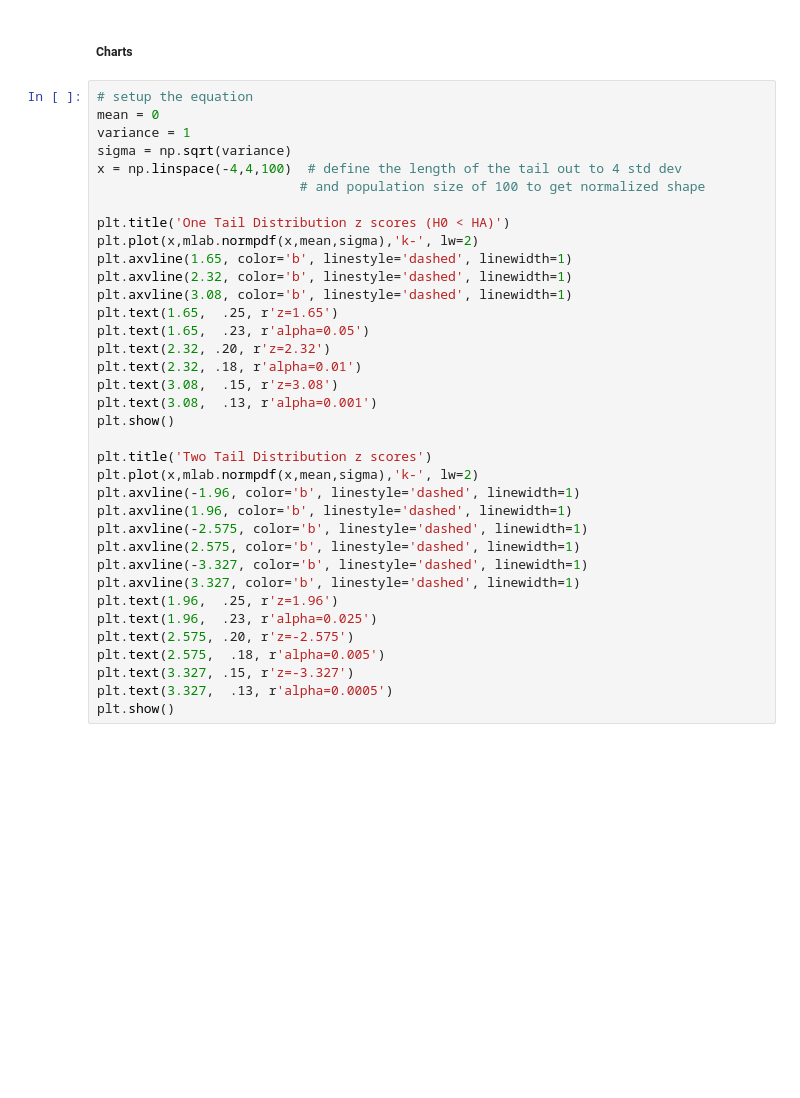
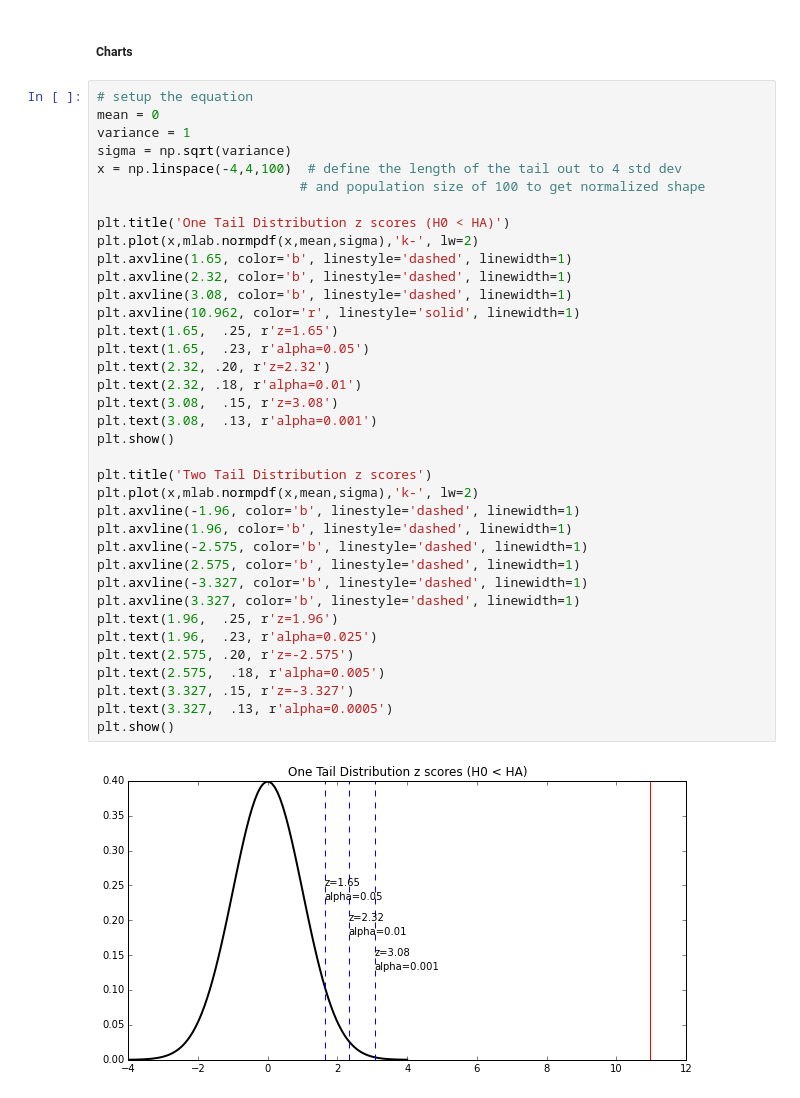
Before and after one commit to craignicholson/P1, a Jupyter notebook: Data_Analyst_ND_ProjectP1.ipynb, the cells around one changed output. Cells and saved outputs as stored; diff of their text form; blank space fills up the shorter version.

```diff
--- a/Data_Analyst_ND_ProjectP1.ipynb
+++ b/Data_Analyst_ND_ProjectP1.ipynb
@@ -614,30 +700,33 @@ x = np.linspace(-4,4,100)  # define the length of the tail out to 4 std dev
                           # and population size of 100 to get normalized shape
 
 plt.title('One Tail Distribution z scores (H0 < HA)')
 plt.plot(x,mlab.normpdf(x,mean,sigma),'k-', lw=2)
 plt.axvline(1.65, color='b', linestyle='dashed', linewidth=1)
 plt.axvline(2.32, color='b', linestyle='dashed', linewidth=1)
 plt.axvline(3.08, color='b', linestyle='dashed', linewidth=1)
+plt.axvline(10.962, color='r', linestyle='solid', linewidth=1)
 plt.text(1.65,  .25, r'z=1.65')
 plt.text(1.65,  .23, r'alpha=0.05')
 plt.text(2.32, .20, r'z=2.32')
 plt.text(2.32, .18, r'alpha=0.01')
 plt.text(3.08,  .15, r'z=3.08')
 plt.text(3.08,  .13, r'alpha=0.001')
 plt.show()
 
 plt.title('Two Tail Distribution z scores')
 plt.plot(x,mlab.normpdf(x,mean,sigma),'k-', lw=2)
 plt.axvline(-1.96, color='b', linestyle='dashed', linewidth=1)
 plt.axvline(1.96, color='b', linestyle='dashed', linewidth=1)
 plt.axvline(-2.575, color='b', linestyle='dashed', linewidth=1)
 plt.axvline(2.575, color='b', linestyle='dashed', linewidth=1)
 plt.axvline(-3.327, color='b', linestyle='dashed', linewidth=1)
 plt.axvline(3.327, color='b', linestyle='dashed', linewidth=1)
 plt.text(1.96,  .25, r'z=1.96')
 plt.text(1.96,  .23, r'alpha=0.025')
 plt.text(2.575, .20, r'z=-2.575')
 plt.text(2.575,  .18, r'alpha=0.005')
 plt.text(3.327, .15, r'z=-3.327')
 plt.text(3.327,  .13, r'alpha=0.0005')
 plt.show()
+# %% [output]
+[figure, added]
```
Also changed, not shown: parts of 12 cells of this notebook.
